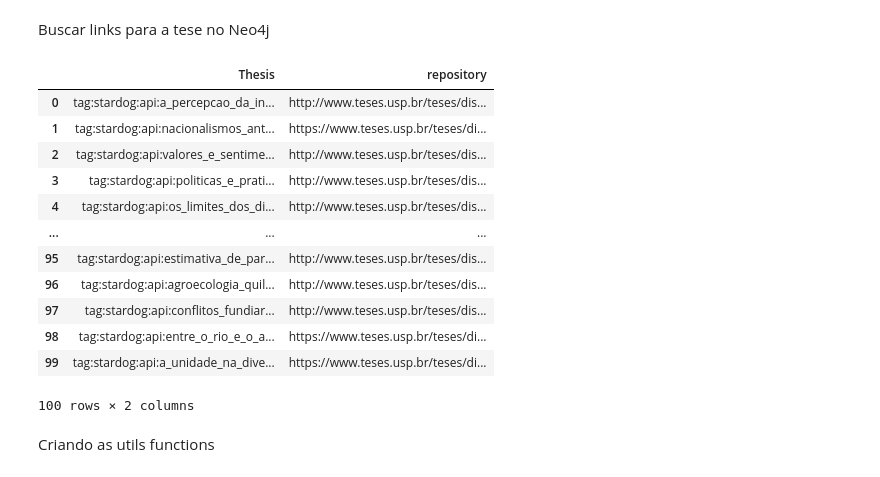
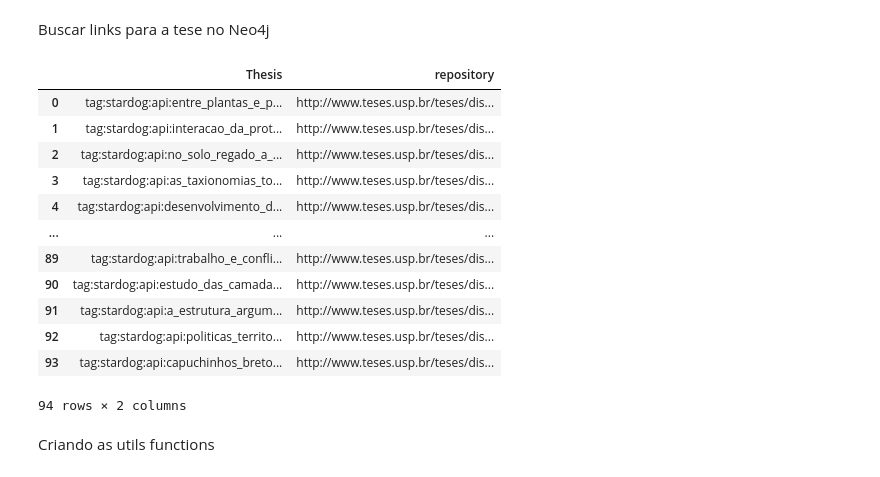
Before and after one commit to fabiocorreacordeiro/Indigenous-Slavery-KG, a Jupyter notebook: data/crawler_bibliotecas/USP/(rascunho)crawler CSV load 1.ipynb, the cells around one changed output. Cells and saved outputs as stored; diff of their text form; code cells hidden in the pictures.

```diff
--- a/data/crawler_bibliotecas/USP/(rascunho)crawler CSV load 1.ipynb
+++ b/data/crawler_bibliotecas/USP/(rascunho)crawler CSV load 1.ipynb
@@ -37,33 +37,33 @@ Buscar links para a tese no Neo4j
 # %%
 query1 = """
 MATCH (t:Thesis)-[:publisher]-(uni:University{uri:'tag:stardog:api:USP'})
 WHERE NOT EXISTS {(t{processed:true})}
 RETURN distinct(t["uri"]) as Thesis, t["repository"] as repository
 """
 
 graph = GraphDatabase.driver(NEO4J_URL, auth=(NEO4J_USERNAME, NEO4J_PASSWORD))
 results = graph.execute_query(query1).records
 graph.close()
 
 #results = graph.query(query2)
 # Convert the results to a DataFrame
 thesis_repository = pd.DataFrame(results, columns=["Thesis", "repository"])
-thesis_repository = thesis_repository[1000:1100].reset_index(drop=True)
+thesis_repository = thesis_repository[6:100].reset_index(drop=True)
 thesis_repository
 # %% [output]
 |  | Thesis | repository |
-| 0 | tag:stardog:api:a_percepcao_da_in... | http://www.teses.usp.br/teses/dis... |
-| 1 | tag:stardog:api:nacionalismos_ant... | https://www.teses.usp.br/teses/di... |
-| 2 | tag:stardog:api:valores_e_sentime... | http://www.teses.usp.br/teses/dis... |
-| 3 | tag:stardog:api:politicas_e_prati... | http://www.teses.usp.br/teses/dis... |
-| 4 | tag:stardog:api:os_limites_dos_di... | http://www.teses.usp.br/teses/dis... |
+| 0 | tag:stardog:api:entre_plantas_e_p... | http://www.teses.usp.br/teses/dis... |
+| 1 | tag:stardog:api:interacao_da_prot... | http://www.teses.usp.br/teses/dis... |
+| 2 | tag:stardog:api:no_solo_regado_a_... | http://www.teses.usp.br/teses/dis... |
+| 3 | tag:stardog:api:as_taxionomias_to... | http://www.teses.usp.br/teses/dis... |
+| 4 | tag:stardog:api:desenvolvimento_d... | http://www.teses.usp.br/teses/dis... |
 | ... | ... | ... |
-| 95 | tag:stardog:api:estimativa_de_par... | http://www.teses.usp.br/teses/dis... |
-| 96 | tag:stardog:api:agroecologia_quil... | http://www.teses.usp.br/teses/dis... |
-| 97 | tag:stardog:api:conflitos_fundiar... | http://www.teses.usp.br/teses/dis... |
-| 98 | tag:stardog:api:entre_o_rio_e_o_a... | https://www.teses.usp.br/teses/di... |
-| 99 | tag:stardog:api:a_unidade_na_dive... | https://www.teses.usp.br/teses/di... |
+| 89 | tag:stardog:api:trabalho_e_confli... | http://www.teses.usp.br/teses/dis... |
+| 90 | tag:stardog:api:estudo_das_camada... | http://www.teses.usp.br/teses/dis... |
+| 91 | tag:stardog:api:a_estrutura_argum... | http://www.teses.usp.br/teses/dis... |
+| 92 | tag:stardog:api:politicas_territo... | http://www.teses.usp.br/teses/dis... |
+| 93 | tag:stardog:api:capuchinhos_breto... | http://www.teses.usp.br/teses/dis... |
-100 rows × 2 columns
+94 rows × 2 columns
 # %% [markdown]
 Criando as utils functions
 # %%
```
Also changed, not shown: parts of 2 cells of this notebook, 2 other files.
